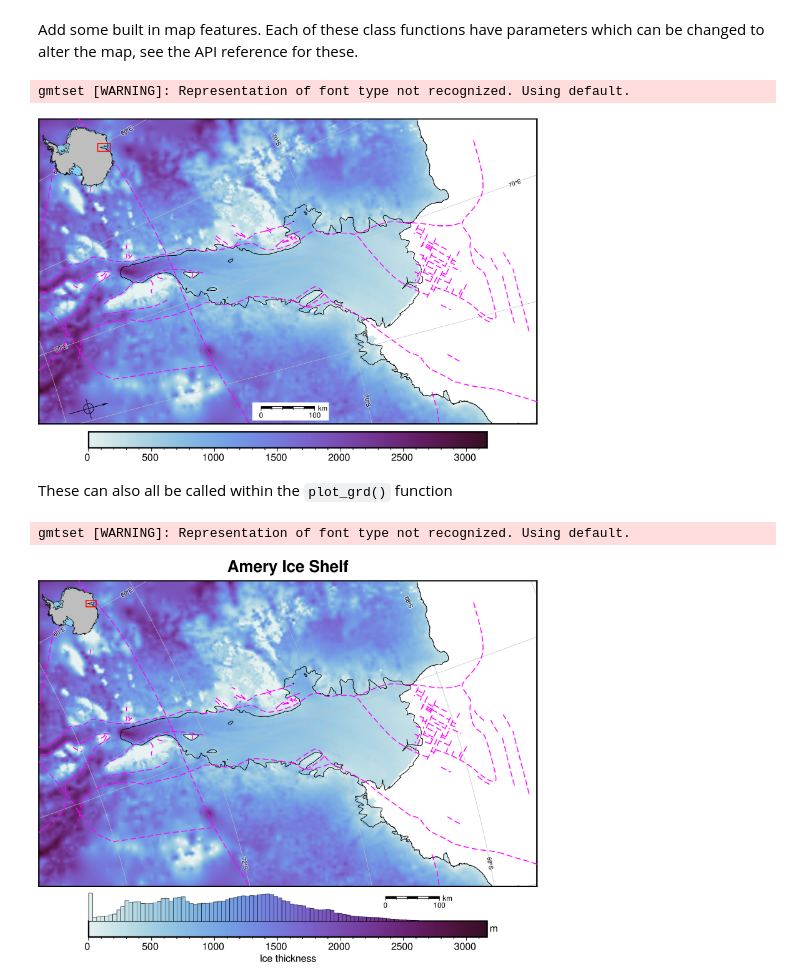
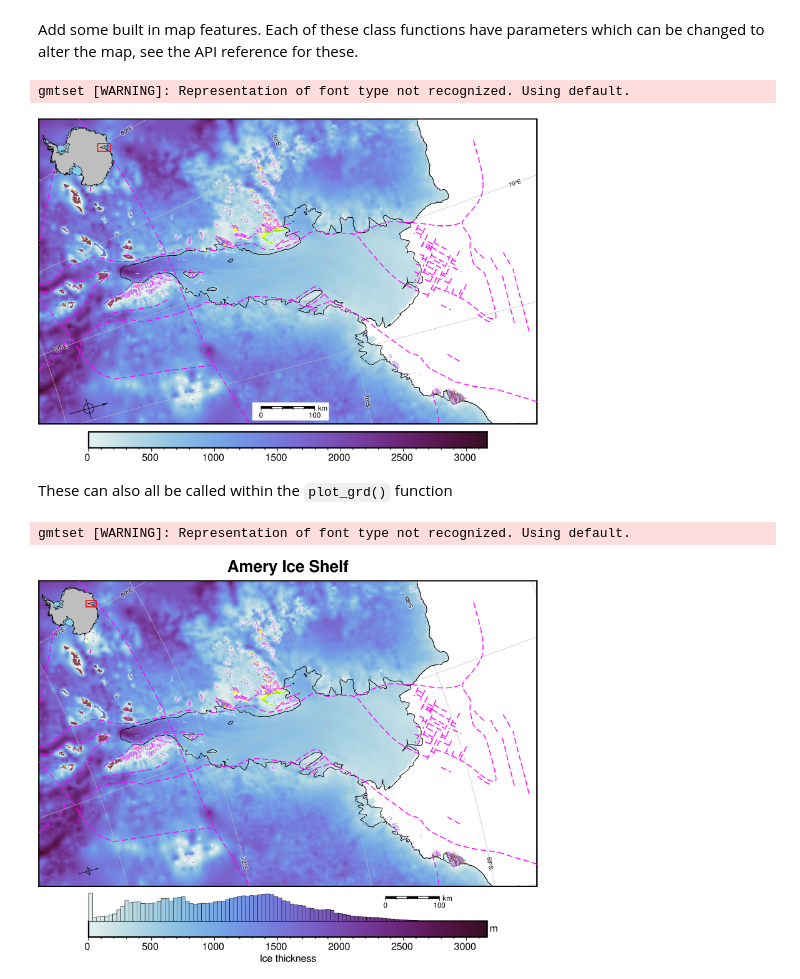
Before and after one commit to mdtanker/polartoolkit, a Jupyter notebook: docs/how_to/map_features.ipynb, the cells around one changed output. Saved outputs shown, nothing was run; the diff lists cells and outputs as text; code cells hidden in the pictures.

```diff
--- a/docs/how_to/map_features.ipynb
+++ b/docs/how_to/map_features.ipynb
@@ -35,41 +35,48 @@ Add some built in map features. Each of these class functions have parameters wh
 # %%
 # add the coastline and groundingline
 fig.add_coast()
 
 # add some lat/lon lines
 fig.add_gridlines(x_spacing=5, y_spacing=5)
 
 # add some faults
-fig.add_faults()
+fig.add_faults(legend=False)
+
+# add geologic units
+fig.add_geologic_units(legend=False)
 
 # add an inset map
 fig.add_inset()
 
 # add a scale bar
 fig.add_scalebar()
 
 # add a north arrow
 fig.add_north_arrow(rose_size="2c")
 
 fig.show(dpi=200)
 # %% [output]
 gmtset [WARNING]: Representation of font type not recognized. Using default.
-[figure, old version]
+[figure, new version]
 # %% [markdown]
 These can also all be called within the `plot_grd()` function
 # %%
 fig = maps.plot_grd(
     ice_thickness,
     cmap="dense",  # set the colormap
-    coast=True,
+    coast=True,  # add coastline/groundingline
     title="Amery Ice Shelf",
     cbar_label="Ice thickness",  # add label to colorbar
     cbar_unit="m",  # add units to y-axis of colorbar
-    faults=True,
+    faults=True,  # add faults
+    faults_legend=False,  # do not add legend for faults
+    geologic_units=True,  # add geologic units
+    geologic_units_legend=False,  # do not add legend for geologic units
     inset=True,  #  add inset map showing location
     inset_width=0.2,  # set width of inset map in percent of total figure width
     scalebar=True,  # add scalebar
     scalebar_position="n.75/-.04",
+    north_arrow=True,  # add north arrow
     gridlines=True,  # add lat/lon gridlines
     x_spacing=10,  # longitude interval (degrees)
     y_spacing=2,  # latitude interval (degrees)
@@ -81,4 +88,4 @@ fig = maps.plot_grd(
 fig.show(dpi=200)
 # %% [output]
 gmtset [WARNING]: Representation of font type not recognized. Using default.
-[figure, old version]
+[figure, new version]
```
Also changed, not shown: 4 other files.
